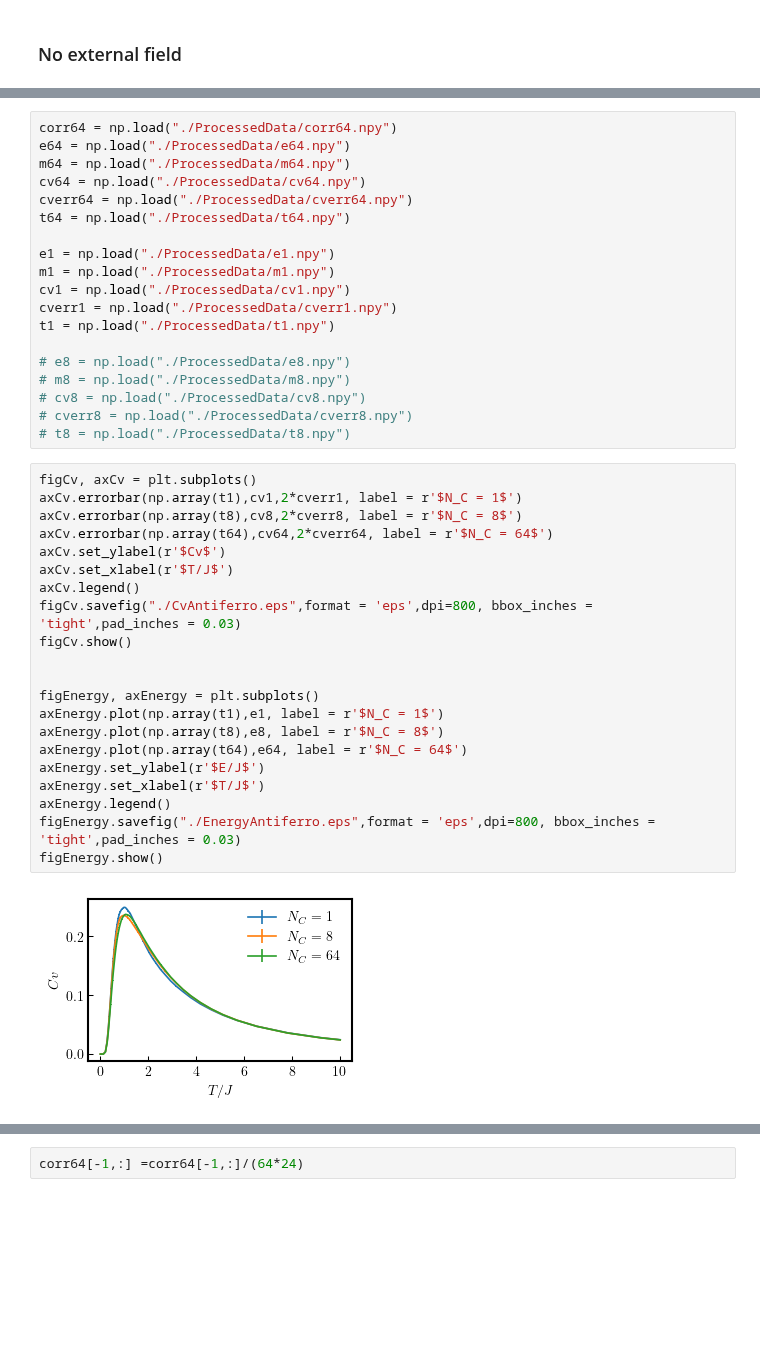
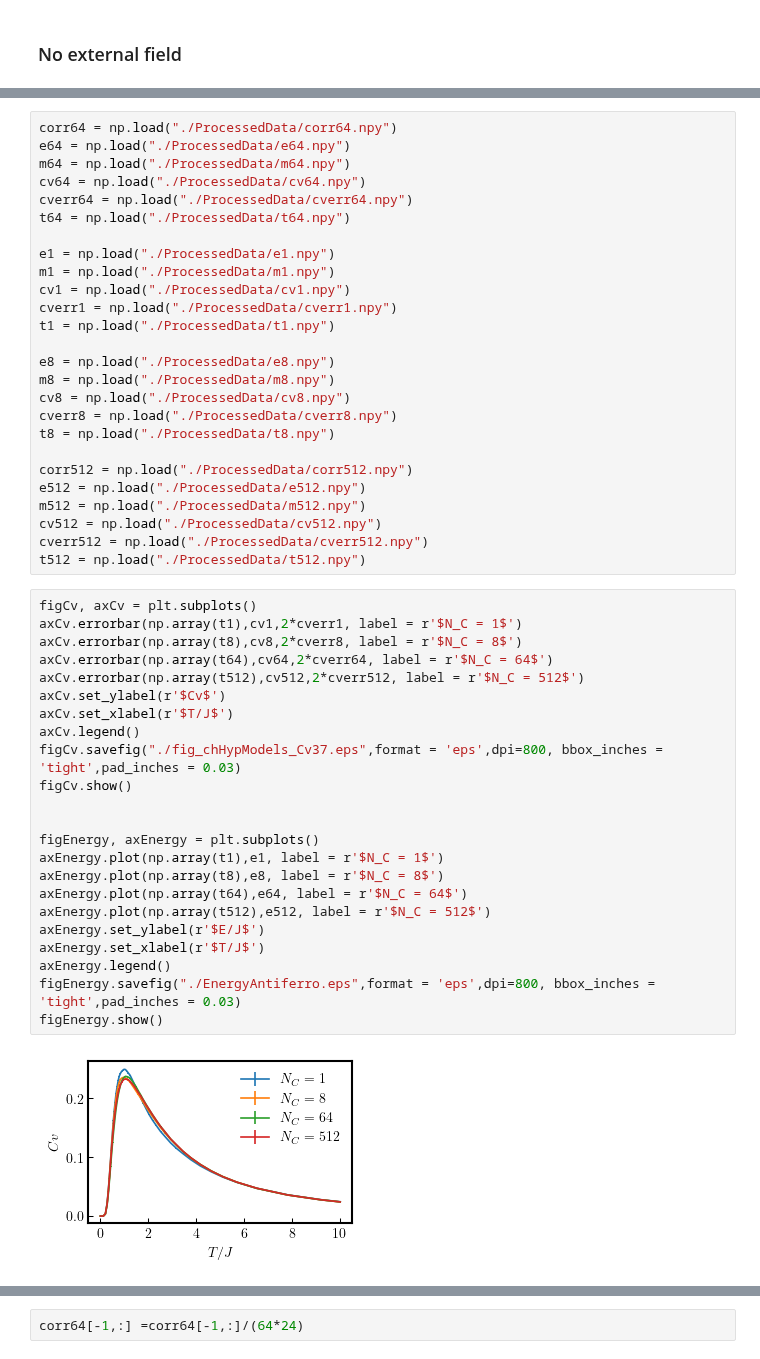
Before and after one commit to Alejo-Costa-Duran/ParallelTempering, a Jupyter notebook: dataAnalysis.ipynb, the cells around one changed output, grey strips where cells are left out. Saved outputs shown, nothing was run; the diff lists cells and outputs as text; blank space fills up the shorter version.

```diff
--- a/dataAnalysis.ipynb
+++ b/dataAnalysis.ipynb
@@ -172,31 +139,40 @@ cv1 = np.load("./ProcessedData/cv1.npy")
 cverr1 = np.load("./ProcessedData/cverr1.npy")
 t1 = np.load("./ProcessedData/t1.npy")
 
-# e8 = np.load("./ProcessedData/e8.npy")
-# m8 = np.load("./ProcessedData/m8.npy")
-# cv8 = np.load("./ProcessedData/cv8.npy")
-# cverr8 = np.load("./ProcessedData/cverr8.npy")
-# t8 = np.load("./ProcessedData/t8.npy")
+e8 = np.load("./ProcessedData/e8.npy")
+m8 = np.load("./ProcessedData/m8.npy")
+cv8 = np.load("./ProcessedData/cv8.npy")
+cverr8 = np.load("./ProcessedData/cverr8.npy")
+t8 = np.load("./ProcessedData/t8.npy")
+
+corr512 = np.load("./ProcessedData/corr512.npy")
+e512 = np.load("./ProcessedData/e512.npy")
+m512 = np.load("./ProcessedData/m512.npy")
+cv512 = np.load("./ProcessedData/cv512.npy")
+cverr512 = np.load("./ProcessedData/cverr512.npy")
+t512 = np.load("./ProcessedData/t512.npy")
 # %%
 figCv, axCv = plt.subplots()
 axCv.errorbar(np.array(t1),cv1,2*cverr1, label = r'$N_C = 1$')
 axCv.errorbar(np.array(t8),cv8,2*cverr8, label = r'$N_C = 8$')
 axCv.errorbar(np.array(t64),cv64,2*cverr64, label = r'$N_C = 64$')
+axCv.errorbar(np.array(t512),cv512,2*cverr512, label = r'$N_C = 512$')
 axCv.set_ylabel(r'$Cv$')
 axCv.set_xlabel(r'$T/J$')
 axCv.legend()
-figCv.savefig("./CvAntiferro.eps",format = 'eps',dpi=800, bbox_inches = 'tight',pad_inches = 0.03)
+figCv.savefig("./fig_chHypModels_Cv37.eps",format = 'eps',dpi=800, bbox_inches = 'tight',pad_inches = 0.03)
 figCv.show()
 
 
 figEnergy, axEnergy = plt.subplots()
 axEnergy.plot(np.array(t1),e1, label = r'$N_C = 1$')
 axEnergy.plot(np.array(t8),e8, label = r'$N_C = 8$')
 axEnergy.plot(np.array(t64),e64, label = r'$N_C = 64$')
+axEnergy.plot(np.array(t512),e512, label = r'$N_C = 512$')
 axEnergy.set_ylabel(r'$E/J$')
 axEnergy.set_xlabel(r'$T/J$')
 axEnergy.legend()
 figEnergy.savefig("./EnergyAntiferro.eps",format = 'eps',dpi=800, bbox_inches = 'tight',pad_inches = 0.03)
 figEnergy.show()
 # %% [output]
-[figure, old version]
+[figure, new version]
```
Also changed, not shown: parts of 15 cells of this notebook, 28 other files.
